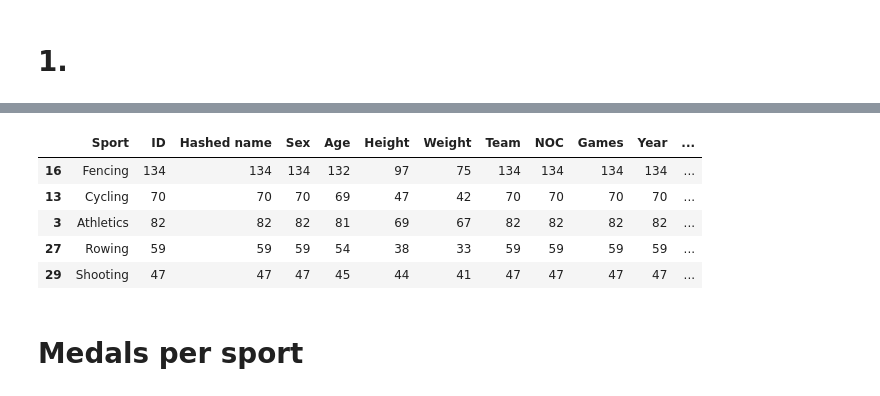
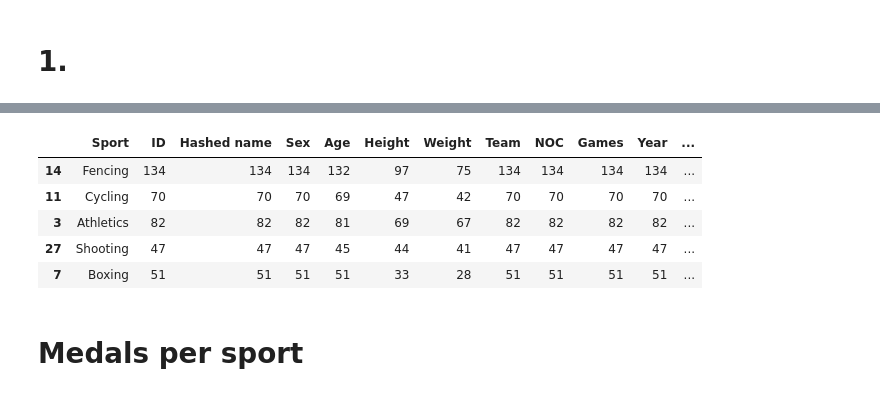
Before and after one commit to marcusbdtf/os-projekt-databehandling, a Jupyter notebook: 0-luk-uppgift.ipynb, the cells around one changed output, grey strips where cells are left out. Cells and saved outputs as stored; diff of their text form; code cells hidden in the pictures.

```diff
--- a/0-luk-uppgift.ipynb
+++ b/0-luk-uppgift.ipynb
@@ -145,17 +126,17 @@ athletes.head()
 | 4 | 5 | 5b7be356aa28178096dc6747f0b8e4e39... | F | 21.0 | 185.0 | 82.0 | Netherlands | NED | 1988 Winter | 1988 | Winter | ... |
 # %%
 italy_df = athletes.drop_duplicates(subset=["Medal", "Games","Event"])
-italy_df = italy_df[italy_df["NOC"]=="ITA"]
+italy_df = italy_df[italy_df["Team"]=="Italy"]
 italy_most_medals = italy_df.groupby("Sport").count().reset_index()
 italy_most_medals = italy_most_medals.sort_values(by="Medal",ascending=False)
 italy_most_medals.head()
 # %% [output]
 |  | Sport | ID | Hashed name | Sex | Age | Height | Weight | Team | NOC | Games | Year | ... |
-| 16 | Fencing | 134 | 134 | 134 | 132 | 97 | 75 | 134 | 134 | 134 | 134 | ... |
-| 13 | Cycling | 70 | 70 | 70 | 69 | 47 | 42 | 70 | 70 | 70 | 70 | ... |
+| 14 | Fencing | 134 | 134 | 134 | 132 | 97 | 75 | 134 | 134 | 134 | 134 | ... |
+| 11 | Cycling | 70 | 70 | 70 | 69 | 47 | 42 | 70 | 70 | 70 | 70 | ... |
 | 3 | Athletics | 82 | 82 | 82 | 81 | 69 | 67 | 82 | 82 | 82 | 82 | ... |
-| 27 | Rowing | 59 | 59 | 59 | 54 | 38 | 33 | 59 | 59 | 59 | 59 | ... |
-| 29 | Shooting | 47 | 47 | 47 | 45 | 44 | 41 | 47 | 47 | 47 | 47 | ... |
+| 27 | Shooting | 47 | 47 | 47 | 45 | 44 | 41 | 47 | 47 | 47 | 47 | ... |
+| 7 | Boxing | 51 | 51 | 51 | 51 | 33 | 28 | 51 | 51 | 51 | 51 | ... |
 # %% [markdown]
 # Medals per sport
 # %%
```
Also changed, not shown: parts of 3 cells of this notebook, 2 other files.
